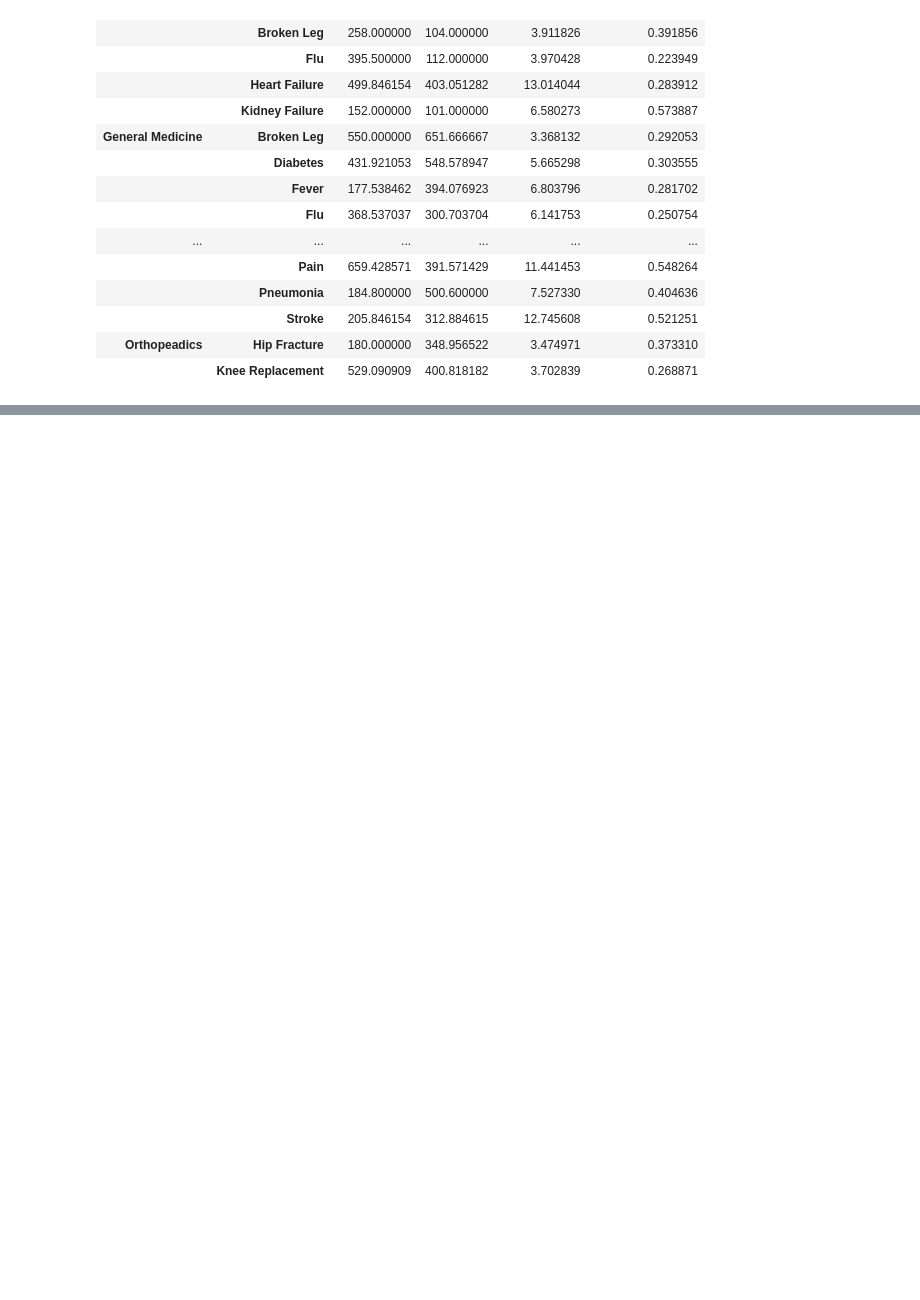
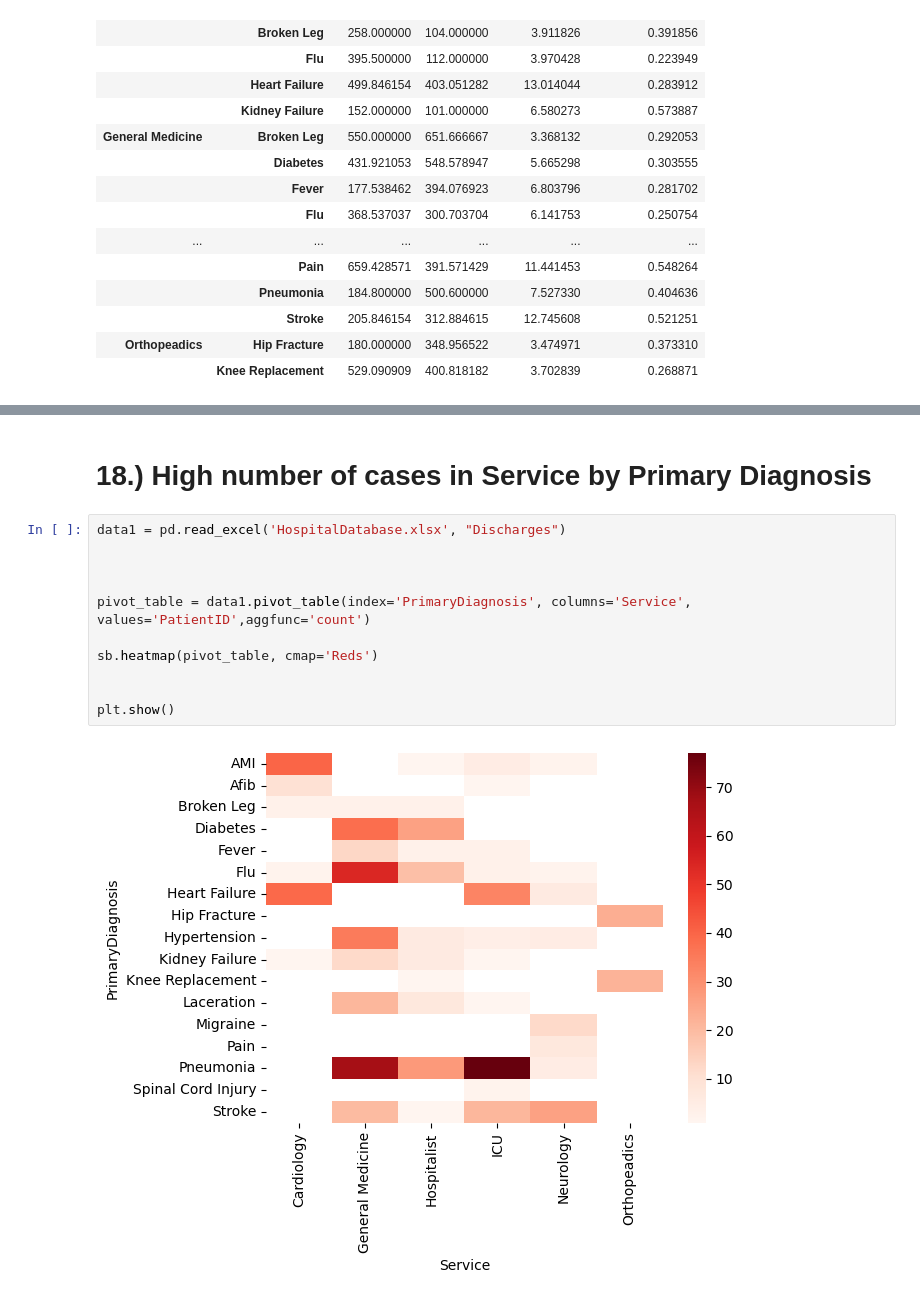
Before and after one commit to fathimadev35/PythonCoders, a Jupyter notebook: PythonCoders-EDA-Notebook.ipynb, the cells around one changed output, grey strips where cells are left out. Cells and saved outputs as stored; diff of their text form; blank space fills up the shorter version.

```diff
--- a/PythonCoders-EDA-Notebook.ipynb
+++ b/PythonCoders-EDA-Notebook.ipynb
@@ -221,0 +263,15 @@ df.groupby(['Service', 'PrimaryDiagnosis']).mean()
+# %% [markdown]
+# 18.) High number of cases in Service by Primary Diagnosis
+# %%
+data1 = pd.read_excel('HospitalDatabase.xlsx', "Discharges")
+
+
+
+pivot_table = data1.pivot_table(index='PrimaryDiagnosis', columns='Service', values='PatientID',aggfunc='count')
+
+sb.heatmap(pivot_table, cmap='Reds')
+
+
+plt.show()
+# %% [output]
+[figure, added]
```
Also changed, not shown: parts of 6 cells of this notebook.
